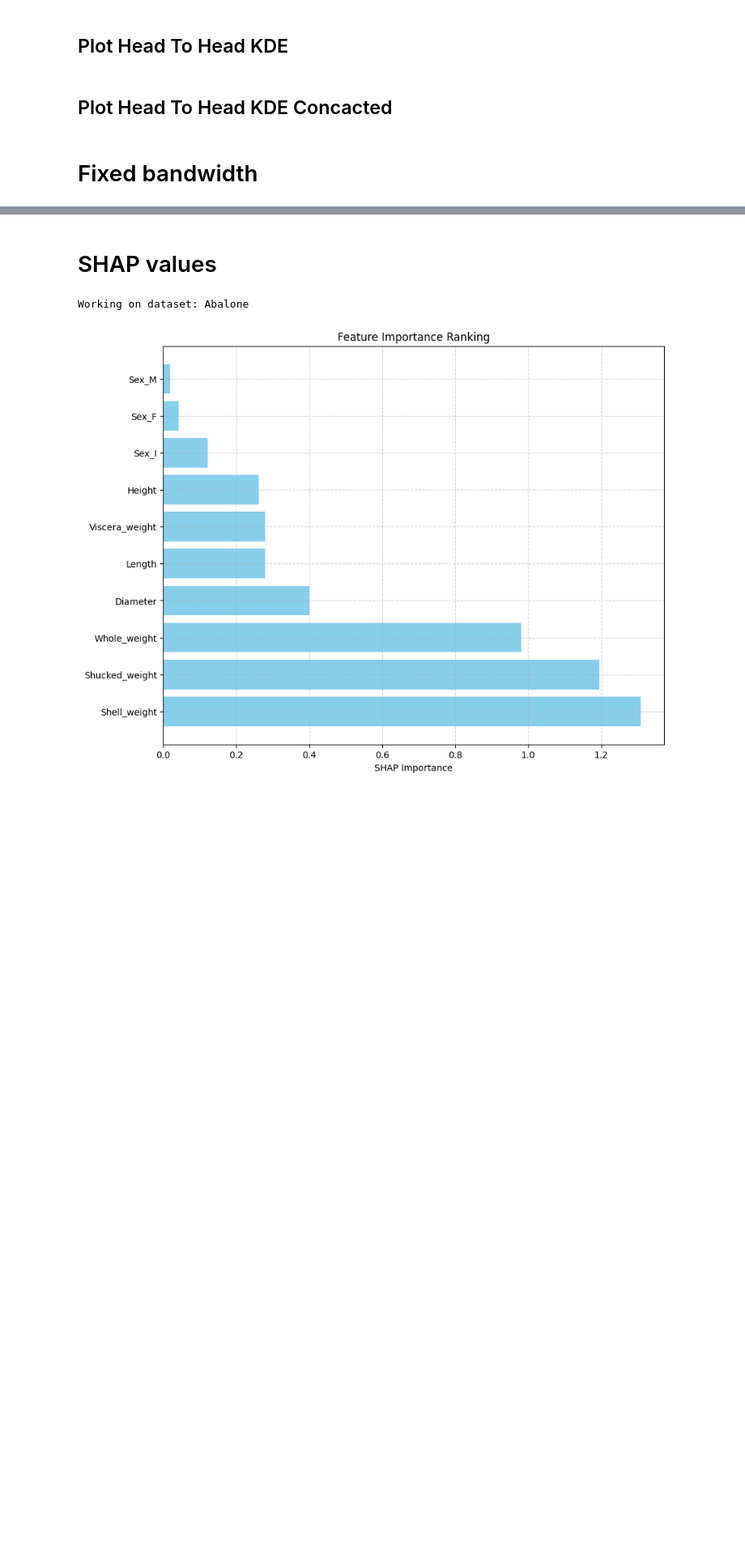
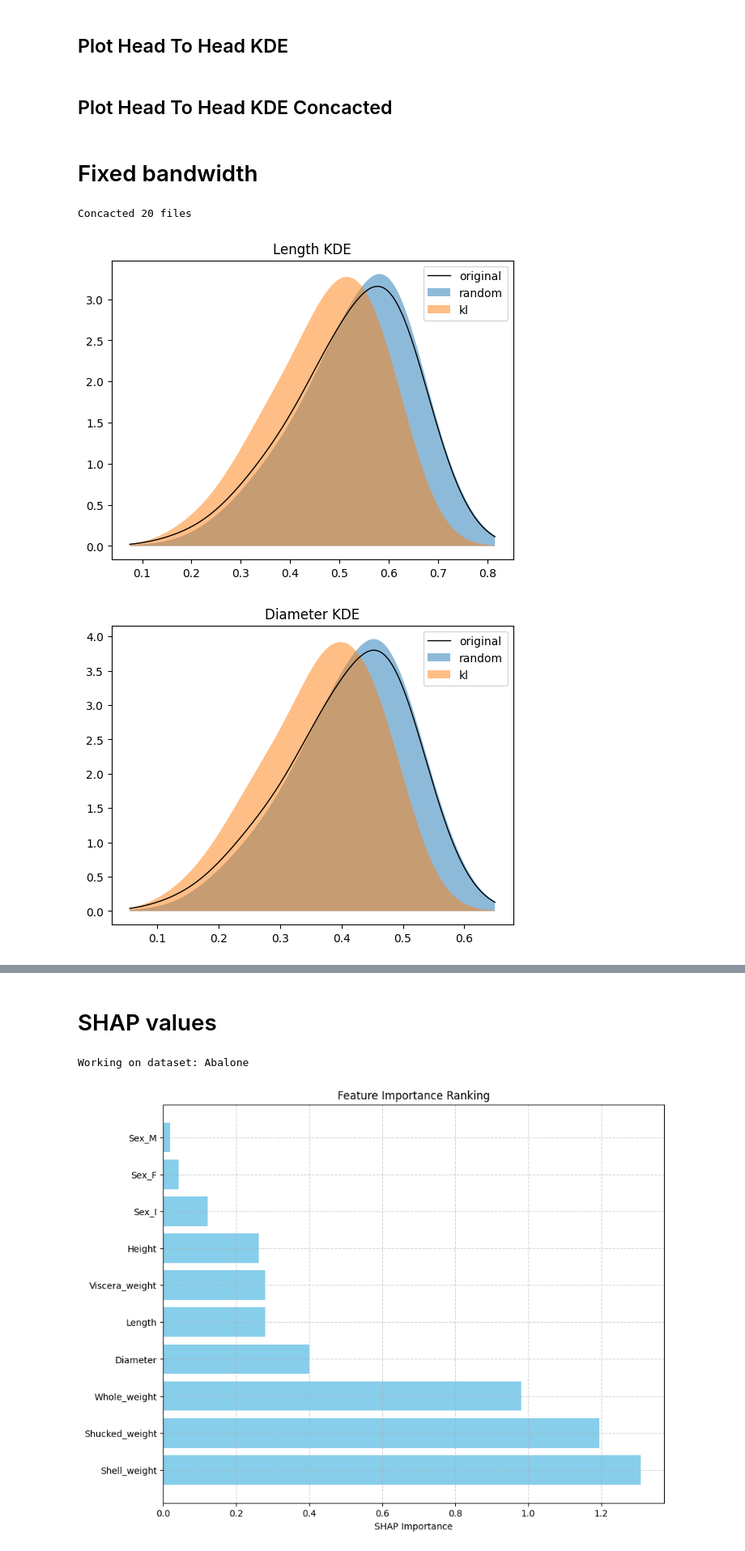
Before and after one commit to ghsumhubh/Coreset-Finding-Using-PDF-Approximation, a Jupyter notebook: post_simulation_analysis.ipynb, the cells around one changed output, grey strips where cells are left out. Shown at 81% size. Drawn from its saved outputs; the diff is of its cells as text; code cells hidden in the pictures; blank space fills up the shorter version.

```diff
--- a/post_simulation_analysis.ipynb
+++ b/post_simulation_analysis.ipynb
@@ -62,13 +62,17 @@ PATH_ORIGINAL = f'data/split_datasets/{DATASET_USED}/train.csv'
 # %%
 feature_names = get_feature_names(PATH_ORIGINAL)
 #plot_kde_per_feature_sampled(NTH_SAMPLE_PATHS, feature_names, SAMPLERS)
 
 #plot_comparative_kde_per_feature_sampled(PATH_ORIGINAL, NTH_SAMPLE_PATHS, feature_names, SAMPLERS, fixed=True)
 
 #plot_head_to_head_kde_per_feature_sampled(PATH_ORIGINAL, NTH_SAMPLE_PATHS[0], NTH_SAMPLE_PATHS[1], feature_names, SAMPLERS[0], SAMPLERS[1], fixed=True)
 
 #feature_names = ['Caffeine consumption']
 
 # print number of concated files
 
-#plot_head_to_head_kde_per_feature_sampled_concacted(PATH_ORIGINAL, PATHS[0], PATHS[1], feature_names, SAMPLERS[0], SAMPLERS[1],n_files = 20, fixed=True)
+plot_head_to_head_kde_per_feature_sampled_concacted(PATH_ORIGINAL, PATHS[0], PATHS[1], feature_names, SAMPLERS[0], SAMPLERS[1],n_files = 20, fixed=True)
+# %% [output]
+Concacted 20 files
+[figure, added]
+[figure, added]
```
Also changed, not shown: parts of 4 cells of this notebook, 7 other files.
